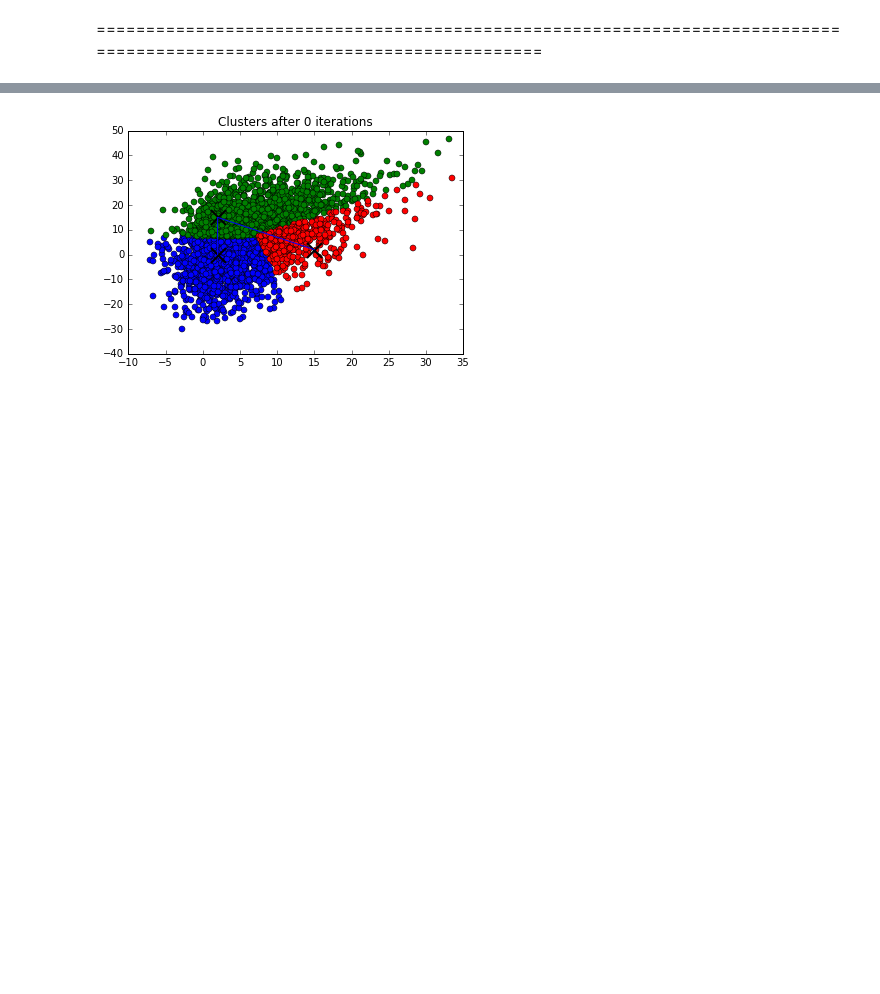
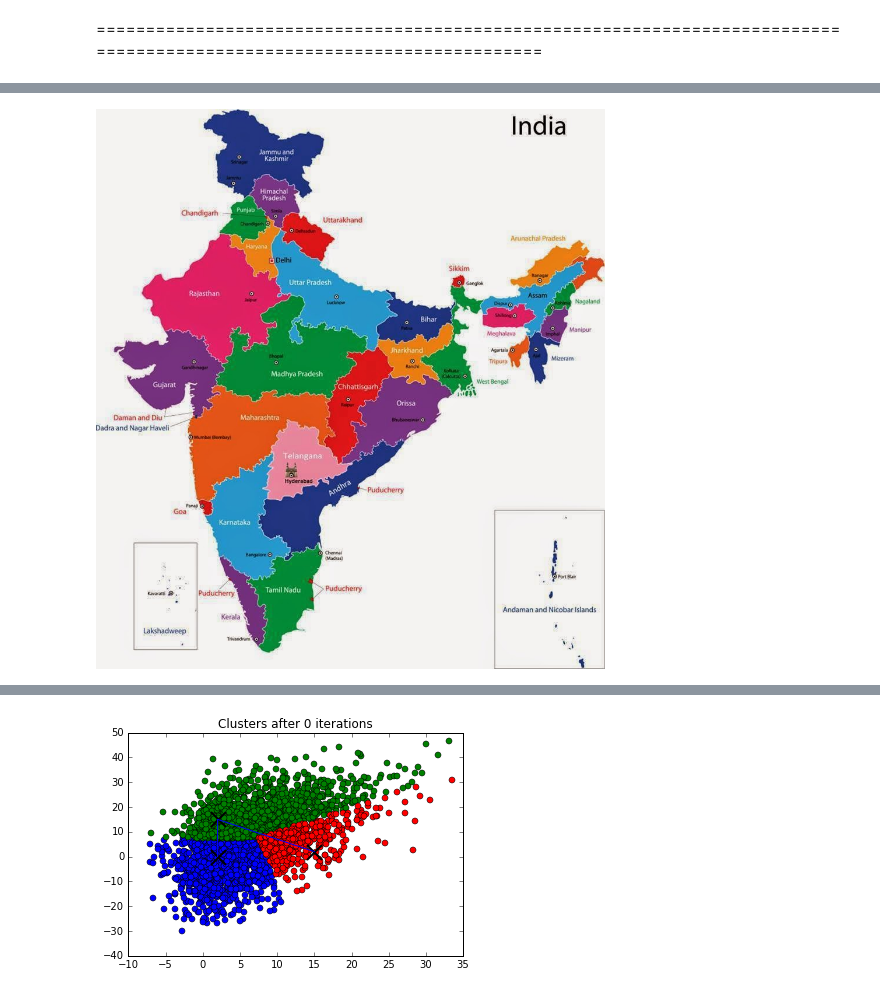
Before and after one commit to datafool/optsum, a Jupyter notebook: ML_WorkShop_Unsupervised_Learning.ipynb, the cells around one changed output, grey strips where cells are left out. Saved outputs shown, nothing was run; the diff lists cells and outputs as text; code cells hidden in the pictures; blank space fills up the shorter version.

```diff
--- a/ML_WorkShop_Unsupervised_Learning.ipynb
+++ b/ML_WorkShop_Unsupervised_Learning.ipynb
@@ -40,0 +50,4 @@ So, similairty is defined with respect to refrence and distance
+# %%
+Image('indian states.jpg')
+# %% [output]
+[figure, added]
```
Also changed, not shown: parts of 41 cells of this notebook.
